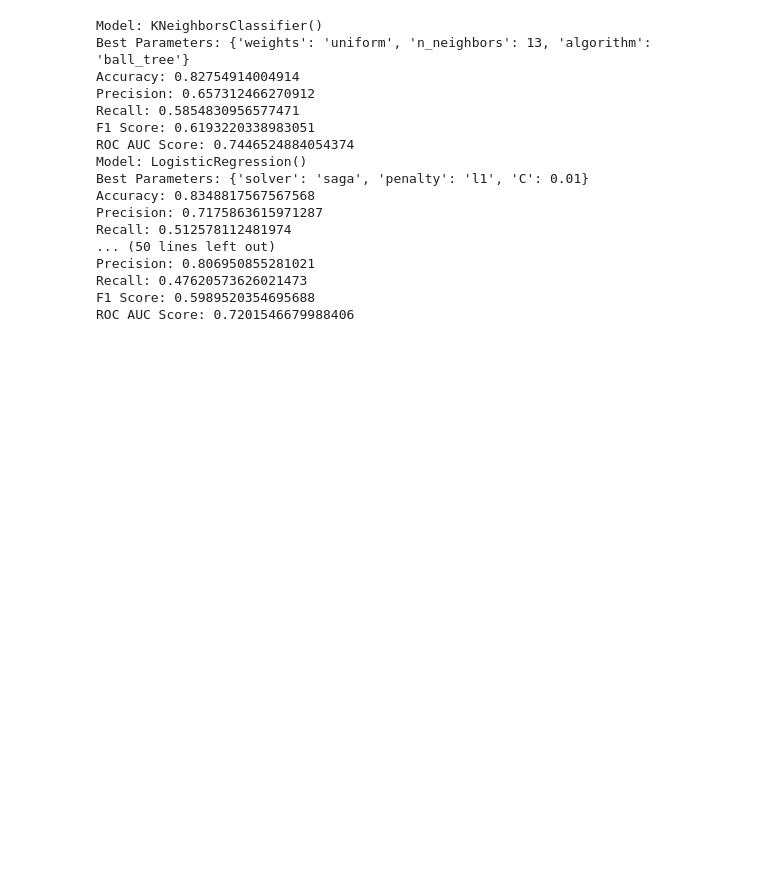
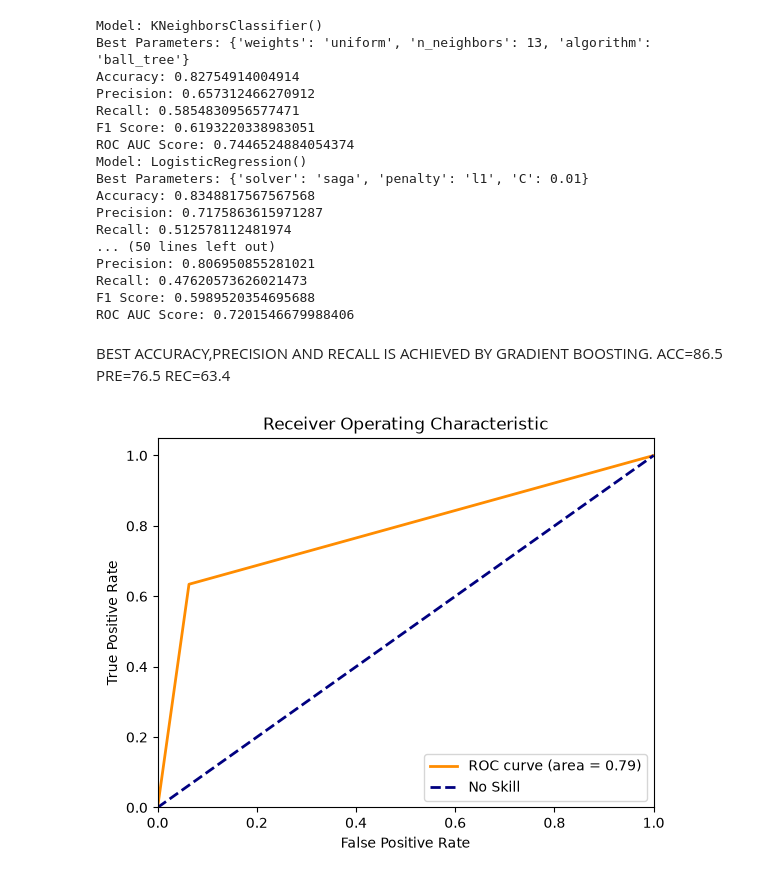
Before and after one commit to bhaskarkumar1667/adult_income, a Jupyter notebook: notebooks/model_training.ipynb, the cells around one changed output. Drawn from its saved outputs; the diff is of its cells as text; code cells hidden in the pictures; blank space fills up the shorter version.

Commit message:
roc curve

```diff
--- a/notebooks/model_training.ipynb
+++ b/notebooks/model_training.ipynb
@@ -71,3 +71,29 @@ Precision: 0.806950855281021
 Recall: 0.47620573626021473
 F1 Score: 0.5989520354695688
 ROC AUC Score: 0.7201546679988406
+# %% [markdown]
+BEST ACCURACY,PRECISION AND RECALL IS ACHIEVED BY GRADIENT BOOSTING.
+ACC=86.5
+PRE=76.5
+REC=63.4
+# %%
+model=GradientBoostingClassifier(n_estimators=200,max_depth=5,learning_rate= 0.1)
+model.fit(x_train,y_train)
+model_pred=model.predict(x_test)
+# %%
+from sklearn.metrics import roc_curve,auc
+import matplotlib.pyplot as plt
+
+fpr,tpr,thresholds=roc_curve(y_test,model_pred)
+roc_auc=auc(fpr,tpr)
+plt.plot(fpr, tpr, color='darkorange', lw=2, label='ROC curve (area = %0.2f)' % roc_auc)
+plt.plot([0, 1], [0, 1], color='navy', lw=2, linestyle='--', label='No Skill')
+plt.xlim([0.0, 1.0])
+plt.ylim([0.0, 1.05])
+plt.xlabel('False Positive Rate')
+plt.ylabel('True Positive Rate')
+plt.title('Receiver Operating Characteristic')
+plt.legend(loc="lower right")
+plt.show()
+# %% [output]
+[figure, added]
```
